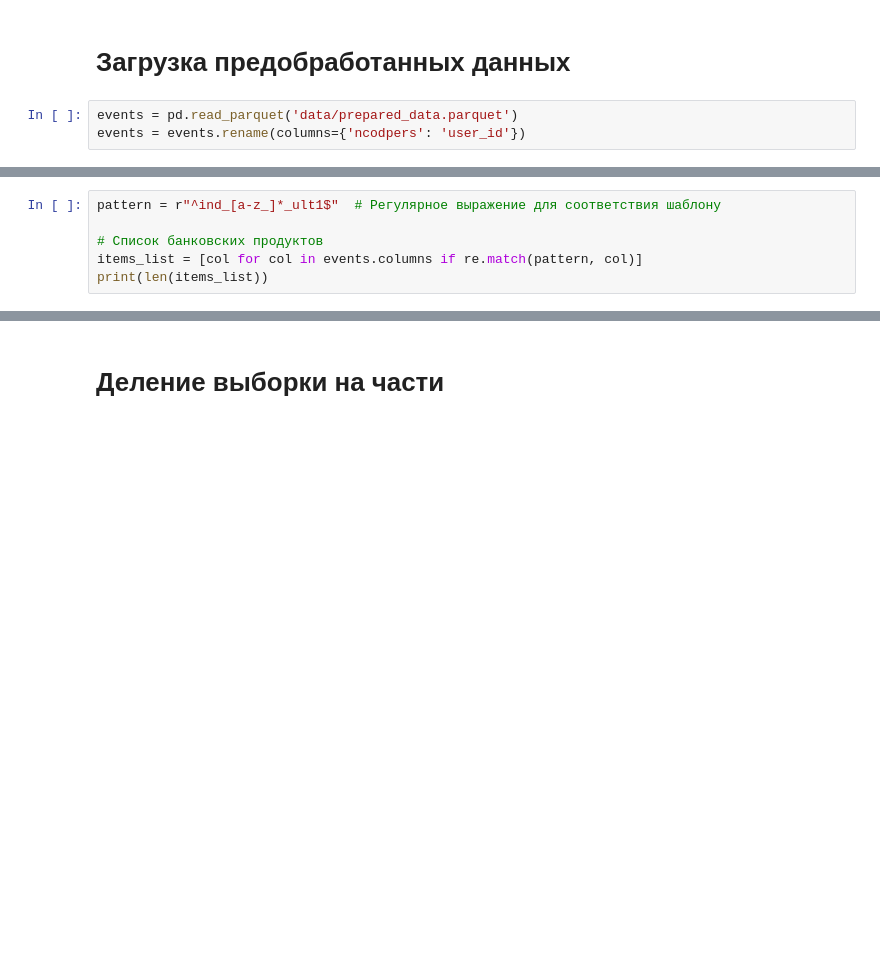
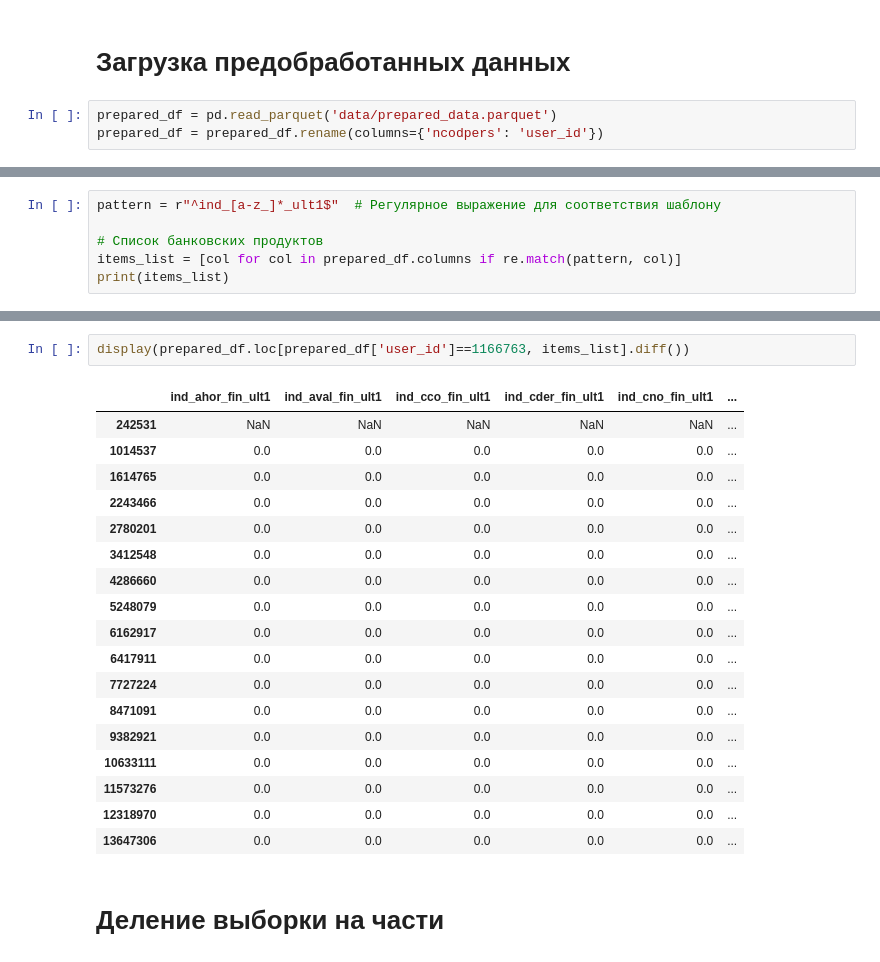
Before and after one commit to alien150684/banking_products_recom, a Jupyter notebook: recommendations.ipynb, the cells around one changed output, grey strips where cells are left out. Cells and saved outputs as stored; diff of their text form; blank space fills up the shorter version.

```diff
--- a/recommendations.ipynb
+++ b/recommendations.ipynb
@@ -569,6 +573,6 @@ del initial_df
 # %% [markdown]
 # Загрузка предобработанных данных
 # %%
-events = pd.read_parquet('data/prepared_data.parquet')
-events = events.rename(columns={'ncodpers': 'user_id'})
+prepared_df = pd.read_parquet('data/prepared_data.parquet')
+prepared_df = prepared_df.rename(columns={'ncodpers': 'user_id'})
 # %%
@@ -605,6 +609,6 @@ display(events[events['user_id']==1166763])
 pattern = r"^ind_[a-z_]*_ult1$"  # Регулярное выражение для соответствия шаблону
 
 # Список банковских продуктов
-items_list = [col for col in events.columns if re.match(pattern, col)]
-print(len(items_list))
+items_list = [col for col in prepared_df.columns if re.match(pattern, col)]
+print(items_list)
 # %% [output]
@@ -612,3 +637,24 @@ print(len(items_list))
+# %%
+display(prepared_df.loc[prepared_df['user_id']==1166763, items_list].diff())
+# %% [output]
+|  | ind_ahor_fin_ult1 | ind_aval_fin_ult1 | ind_cco_fin_ult1 | ind_cder_fin_ult1 | ind_cno_fin_ult1 | ... |
+| 242531 | NaN | NaN | NaN | NaN | NaN | ... |
+| 1014537 | 0.0 | 0.0 | 0.0 | 0.0 | 0.0 | ... |
+| 1614765 | 0.0 | 0.0 | 0.0 | 0.0 | 0.0 | ... |
+| 2243466 | 0.0 | 0.0 | 0.0 | 0.0 | 0.0 | ... |
+| 2780201 | 0.0 | 0.0 | 0.0 | 0.0 | 0.0 | ... |
+| 3412548 | 0.0 | 0.0 | 0.0 | 0.0 | 0.0 | ... |
+| 4286660 | 0.0 | 0.0 | 0.0 | 0.0 | 0.0 | ... |
+| 5248079 | 0.0 | 0.0 | 0.0 | 0.0 | 0.0 | ... |
+| 6162917 | 0.0 | 0.0 | 0.0 | 0.0 | 0.0 | ... |
+| 6417911 | 0.0 | 0.0 | 0.0 | 0.0 | 0.0 | ... |
+| 7727224 | 0.0 | 0.0 | 0.0 | 0.0 | 0.0 | ... |
+| 8471091 | 0.0 | 0.0 | 0.0 | 0.0 | 0.0 | ... |
+| 9382921 | 0.0 | 0.0 | 0.0 | 0.0 | 0.0 | ... |
+| 10633111 | 0.0 | 0.0 | 0.0 | 0.0 | 0.0 | ... |
+| 11573276 | 0.0 | 0.0 | 0.0 | 0.0 | 0.0 | ... |
+| 12318970 | 0.0 | 0.0 | 0.0 | 0.0 | 0.0 | ... |
+| 13647306 | 0.0 | 0.0 | 0.0 | 0.0 | 0.0 | ... |
 # %% [markdown]
 # Деление выборки на части
 # %% [markdown]
```
Also changed, not shown: parts of 60 cells of this notebook, 1 other file.
